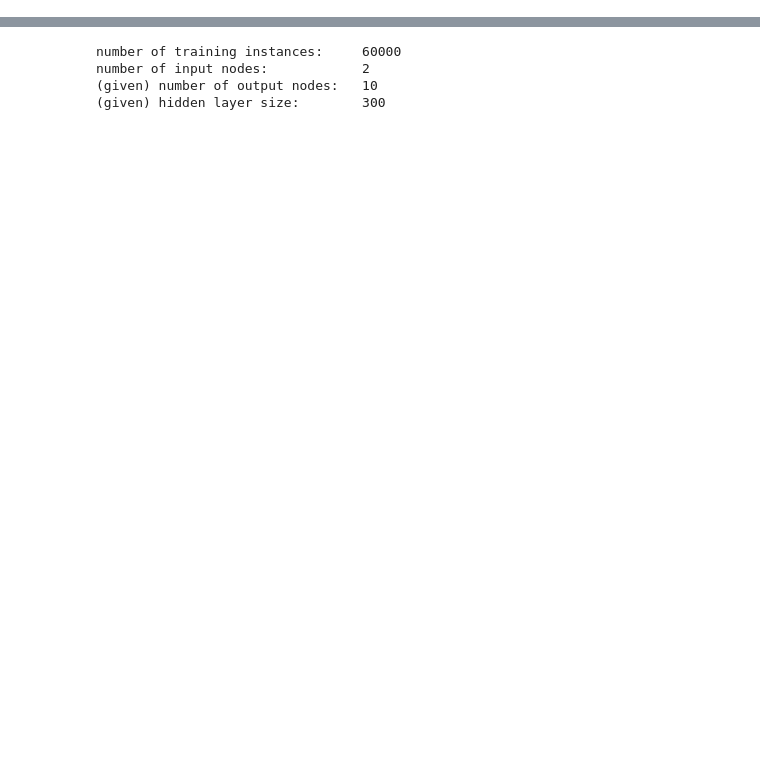
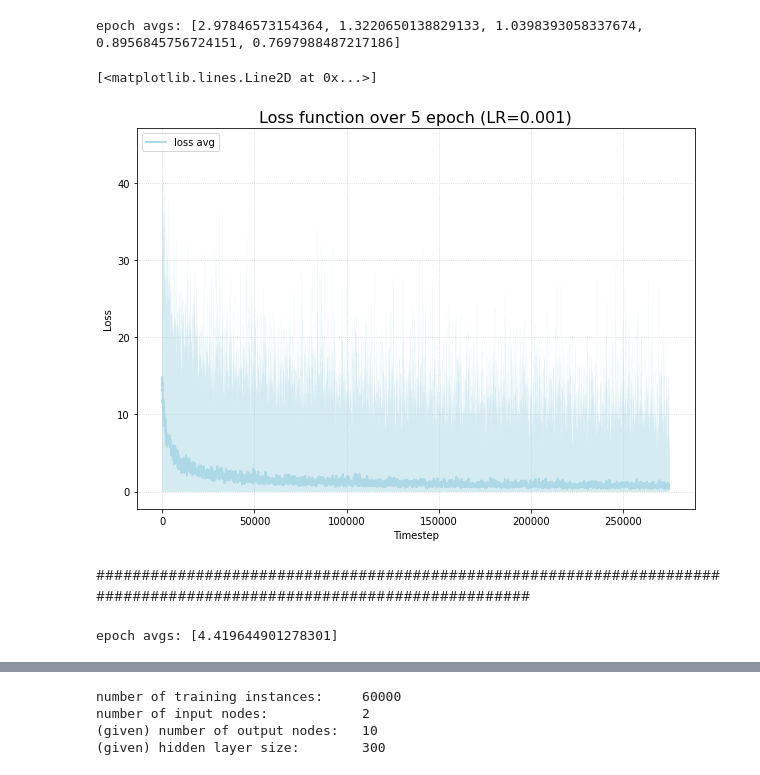
Before and after one commit to martinpucheuaviles/deep-learning-assignment1, a Jupyter notebook: part3.ipynb, the cells around one changed output, grey strips where cells are left out. Saved outputs shown, nothing was run; the diff lists cells and outputs as text; code cells hidden in the pictures; blank space fills up the shorter version.

```diff
--- a/part3.ipynb
+++ b/part3.ipynb
@@ -285,10 +291,47 @@ class DNN:
+# %%
+dnn_lr001 = DNN()
+random.seed(32)
+# dnn.set_nodes(x=2,k=3,h=3,o=2,y=2)
+# dnn.set_weights_W()
+# dnn.set_weights_V()
+# dnn.set_bias(b=3,c=2)
+dnn_lr001.default_init()
+# dnn.train_epoch(rounds=5,alpha=0.01,verbose=True)
+
+dnn_lr001.train_epoch(rounds=None,alpha=0.001,verbose=False,epochs=5)
+# %% [output]
+epoch avgs: [2.97846573154364, 1.3220650138829133, 1.0398393058337674, 0.8956845756724151, 0.7697988487217186]
+# %%
+window = 200
+avg_loss = []
+for ind in range(len(dnn_lr001.all_losses) - 200 + 1):
+    avg_loss.append(np.mean(dnn_lr001.all_losses[ind:ind+window]))
+
+plt.figure(figsize=(10, 7))
+plt.title('Loss function over 5 epoch (LR=0.001)',fontsize=16)
+
+plt.xlabel('Timestep')
+plt.ylabel('Loss')
+
+plt.grid(alpha =.6, linestyle =':')
+plt.plot(avg_loss,  'lightblue',linewidth=2,alpha=1,label='Running average')
+plt.legend(labels =['loss avg'], fontsize=10,loc='upper left')
+plt.plot(dnn_lr001.all_losses,'lightblue',linewidth=0.1,alpha=0.5,label='loss')
+# %% [output]
+[<matplotlib.lines.Line2D at 0x...>]
+[figure, added]
+# %% [markdown]
+#####################################################################################################################
 # %%
 dnn = DNN()
 random.seed(32)
-dnn.set_nodes(x=2,k=3,h=3,o=2,y=2)
-dnn.set_weights_W()
-dnn.set_weights_V()
-dnn.set_bias(b=3,c=2)
-# dnn.default_init()*
+# dnn.set_nodes(x=2,k=3,h=3,o=2,y=2)
+# dnn.set_weights_W()
+# dnn.set_weights_V()
+# dnn.set_bias(b=3,c=2)
+dnn.default_init()
 # dnn.train_epoch(rounds=5,alpha=0.01,verbose=True)
-dnn.train_epoch(rounds=None,alpha=0.01,verbose=False)
+
+dnn.train_epoch(rounds=None,alpha=0.05,verbose=False,epochs=1)
+# %% [output]
+epoch avgs: [4.419644901278301]
```
Also changed, not shown: parts of 10 cells of this notebook.
